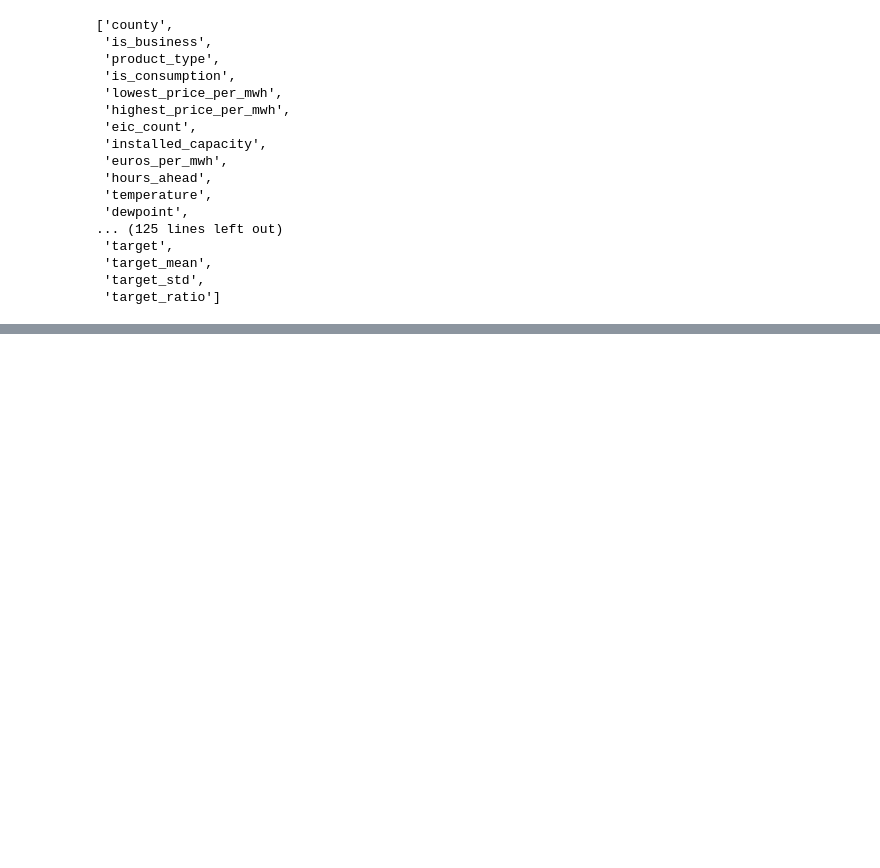
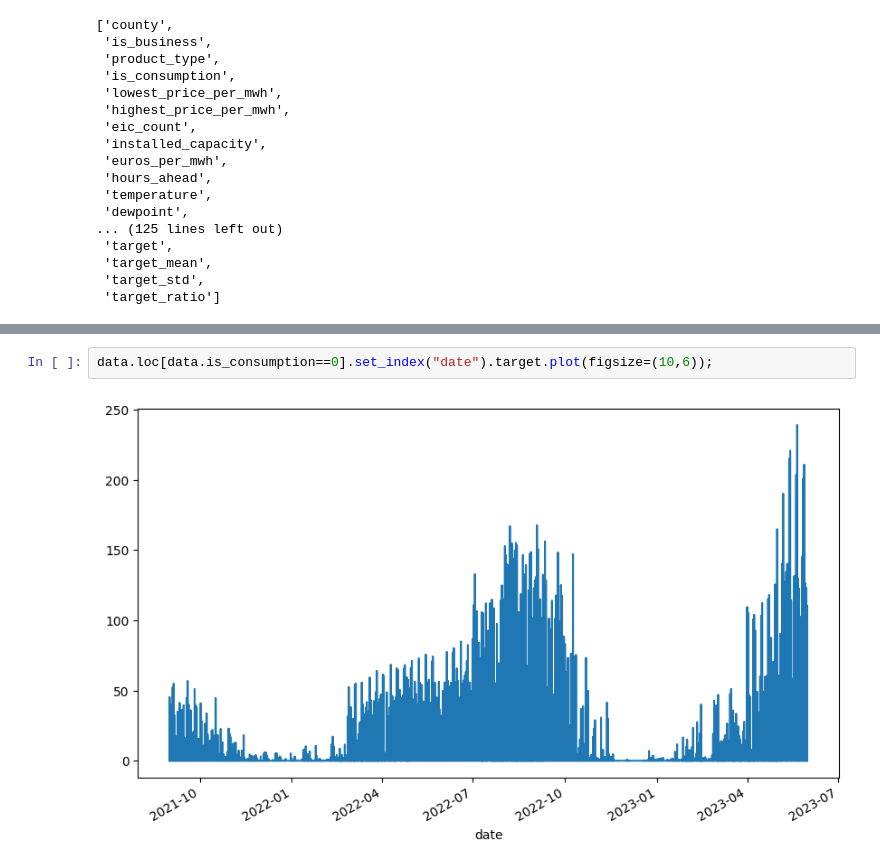
Before and after one commit to Olks/mlzoomcamp-capstone-project, a Jupyter notebook: eda.ipynb, the cells around one changed output, grey strips where cells are left out. Drawn from its saved outputs; the diff is of its cells as text; blank space fills up the shorter version.

```diff
--- a/eda.ipynb
+++ b/eda.ipynb
@@ -88,0 +307,4 @@ list(df.columns)
+# %%
+data.loc[data.is_consumption==0].set_index("date").target.plot(figsize=(10,6));
+# %% [output]
+[figure, added]
```
Also changed, not shown: parts of 22 cells of this notebook, 1 other file.
